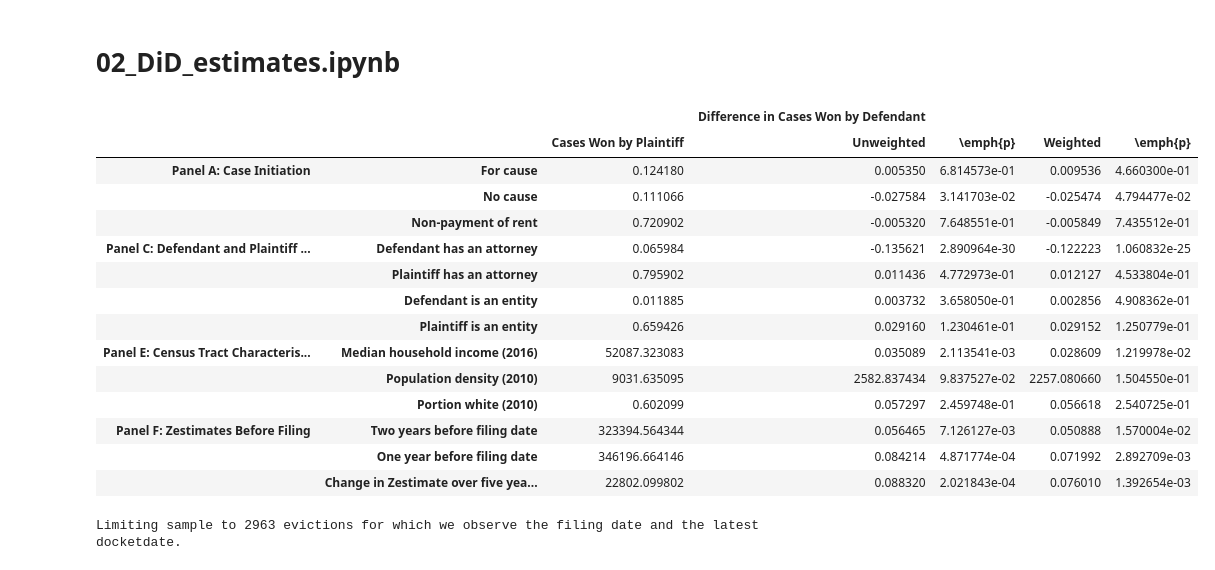
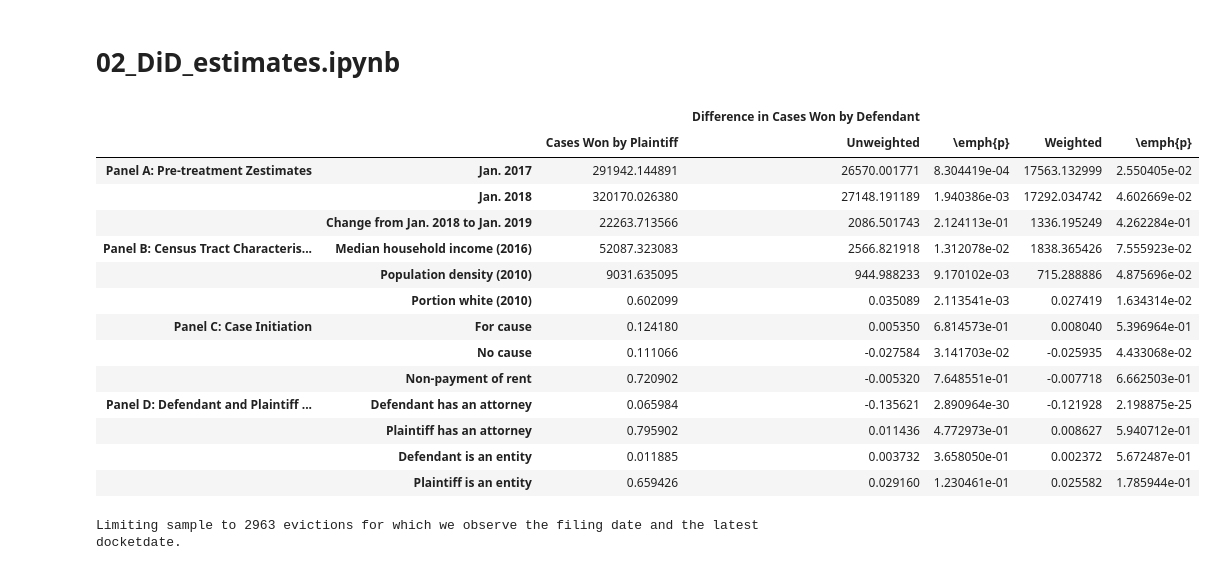
Before and after one commit to arjun-shanmugam/seniorthesis, a Jupyter notebook: src/02_analysis/02_DiD_property_estimates.ipynb, the cells around one changed output. Cells and saved outputs as stored; diff of their text form; code cells hidden in the pictures.

Commit message:
Updated Zestimates in summary statistics

```diff
--- a/src/02_analysis/02_DiD_property_estimates.ipynb
+++ b/src/02_analysis/02_DiD_property_estimates.ipynb
@@ -36,25 +36,25 @@ int_to_month_dictionary = {key + 1: value for key, value in enumerate(value_vars
 # Run produce summary statistics on the DataFrame to add pre-treatment covariate columns.
 produce_summary_statistics(df, 'file_date')
 
-# Build treatment and control mean columns.
+# Build treatment mean columns.
 pd.options.mode.chained_assignment = None
-treatment_means = produce_summary_statistics(df.copy().loc[df['judgment_for_plaintiff'] == 1, :],  # Return treatment means.
-                                             'file_date').loc[["Panel A: Case Initiation",
-                                                               "Panel C: Defendant and Plaintiff Characteristics",
-                                                               "Panel E: Census Tract Characteristics",
-                                                               "Panel F: Zestimates Before Filing"], 'mean']
-treatment_means = treatment_means.rename("Cases Won by Plaintiff")
+treatment_means, variable_display_names_dict = produce_summary_statistics(df.copy().loc[df['judgment_for_plaintiff'] == 1, :],
+                                                                          'file_date')  # Return treatment means.
+treatment_means = treatment_means.loc[["Panel A: Pre-treatment Zestimates",  # Limit to pre-treatment characteristics.
+                                       "Panel B: Census Tract Characteristics",
+                                       "Panel C: Case Initiation",
+                                       "Panel D: Defendant and Plaintiff Characteristics"], 'mean'].rename("Cases Won by Plaintiff")
 pre_treatment_covariates = treatment_means.index.get_level_values(1).tolist()  # Save pre-treatment covariates for use in D.R. DiD estimator.
 
 df = df.dropna(subset=pre_treatment_covariates)
 pd.options.mode.chained_assignment = 'warn'
 
 # Calculate propensity scores for every observation.
-for variable in ['popdensity2010', 'med_hhinc2016',  # First, replace specified covariates with logged versions of themselves.
-                 'zestimate_minus2_years_relative_to_treatment', 'zestimate_minus1_years_relative_to_treatment']:
-    pre_treatment_covariates.remove(variable)
-    df.loc[:, 'ln_'+variable] = np.log(df[variable])
-    pre_treatment_covariates.append('ln_'+variable)
+# for variable in ['popdensity2010', 'med_hhinc2016',  # First, replace specified covariates with logged versions of themselves.
+#                  'zestimate_minus2_years_relative_to_treatment', 'zestimate_minus1_years_relative_to_treatment']:
+#     pre_treatment_covariates.remove(variable)
+#     df.loc[:, 'ln_'+variable] = np.log(df[variable])
+#     pre_treatment_covariates.append('ln_'+variable)
 df.loc[:, 'propensity_score'] = pd.Series(pscore_mle(df['judgment_for_plaintiff'],  # Calculate propensity scores.
                                                      exog=df[pre_treatment_covariates],
                                                      weights=None)[0])
@@ -89,72 +89,46 @@ propensity_score_weighted_columns.columns = ['Weighted', '\\emph{p}']
 
 difference_columns = pd.concat([unweighted_columns, propensity_score_weighted_columns], axis=1)
 table_columns = [treatment_means, difference_columns]
 balance_table = pd.concat(table_columns, axis=1, keys=['', 'Difference in Cases Won by Defendant'])
 
-# Rename rows.
-variable_display_names_dict = {'for_cause': "For cause", 'no_cause': "No cause", 'non_payment': "Non-payment of rent",
-                               # Panel A
-                               'case_duration': "Case duration", 'defaulted': "Case defaulted", 'heard': "Case heard",
-                               # Panel B
-                               'judgment': "Money judgment", 'mediated': "Case mediated", 'dismissed': 'Case dismised',
-                               # Panel B
-                               'hasAttyD': "Defendant has an attorney", 'hasAttyP': "Plaintiff has an attorney",
-                               # Panel C
-                               'isEntityD': "Defendant is an entity", 'isEntityP': "Plaintiff is an entity",  # Panel C
-                               'TOTAL_VAL': "Total property value", 'BLDG_VAL': "Building value",
-                               'LAND_VAL': "Land value",  # Panel D
-                               'OTHER_VAL': "Other value",  # Panel D
-                               'med_hhinc2016': 'Median household income (2016)',
-                               'popdensity2010': 'Population density (2010)',  # Panel E
-                               'share_white2010': 'Portion white (2010)',  # Panel E
-                               'zestimate_minus5_years_relative_to_treatment': "Five years before filing date",  # Panel F
-                               'zestimate_minus4_years_relative_to_treatment': "Four years before filing date",  # Panel F
-                               'zestimate_minus3_years_relative_to_treatment': "Three years before filing date",  # Panel F
-                               'zestimate_minus2_years_relative_to_treatment': "Two years before filing date",  # Panel F
-                               'zestimate_minus1_years_relative_to_treatment': "One year before filing date",  # Panel F
-                               'pre_treatment_zestimate_change': "Change in Zestimate over five years before treatment",
-                               'zestimate_0_years_relative_to_treatment': "Filing date",  # Panel F
-                               'zestimate_1_years_relative_to_treatment': "One year after filing date",  # Panel F
-                               'zestimate_2_years_relative_to_treatment': "Two years after filing date",  # Panel F
-                               'zestimate_3_years_relative_to_treatment': "Three years after filing date"}  # Panel F
 balance_table = balance_table.rename(index=variable_display_names_dict)
 
 # Export to LaTeX.
 filename = os.path.join(OUTPUT_TABLES, "balance_table.tex")
 latex = (balance_table
          .style
          .format(thousands=",",
                  formatter={('', 'Cases Won by Plaintiff'): "{:,.2f}",
                             ('Difference in Cases Won by Defendant', 'Unweighted'): "{:,.2f}",
                             ('Difference in Cases Won by Defendant', '\\emph{p}'): "{:,.2f}",
                             ('Difference in Cases Won by Defendant', 'Weighted'): "{:,.2f}",
                             ('', 'N'): "{:,.0f}"})
          .format_index("\\textit{{{}}}", escape="latex", axis=0, level=0)
          .format_index("\\textit{{{}}}", escape="latex", axis=1, level=0)
          .to_latex(None,
                    column_format="llccccc",
                    hrules=True,
                    multicol_align='c',
                    clines="skip-last;data")).replace("{*}", "{3cm}")
 with open(filename, 'w') as file:
     file.write(latex)
 balance_table
 # %% [output]
 |  |  |  | Difference in Cases Won by Defendant |  |  |  |
 |  |  | Cases Won by Plaintiff | Unweighted | \emph{p} | Weighted | \emph{p} |
-| Panel A: Case Initiation | For cause | 0.124180 | 0.005350 | 6.814573e-01 | 0.009536 | 4.660300e-01 |
-|  | No cause | 0.111066 | -0.027584 | 3.141703e-02 | -0.025474 | 4.794477e-02 |
-|  | Non-payment of rent | 0.720902 | -0.005320 | 7.648551e-01 | -0.005849 | 7.435512e-01 |
-| Panel C: Defendant and Plaintiff ... | Defendant has an attorney | 0.065984 | -0.135621 | 2.890964e-30 | -0.122223 | 1.060832e-25 |
-|  | Plaintiff has an attorney | 0.795902 | 0.011436 | 4.772973e-01 | 0.012127 | 4.533804e-01 |
-|  | Defendant is an entity | 0.011885 | 0.003732 | 3.658050e-01 | 0.002856 | 4.908362e-01 |
-|  | Plaintiff is an entity | 0.659426 | 0.029160 | 1.230461e-01 | 0.029152 | 1.250779e-01 |
-| Panel E: Census Tract Characteris... | Median household income (2016) | 52087.323083 | 0.035089 | 2.113541e-03 | 0.028609 | 1.219978e-02 |
-|  | Population density (2010) | 9031.635095 | 2582.837434 | 9.837527e-02 | 2257.080660 | 1.504550e-01 |
-|  | Portion white (2010) | 0.602099 | 0.057297 | 2.459748e-01 | 0.056618 | 2.540725e-01 |
-| Panel F: Zestimates Before Filing | Two years before filing date | 323394.564344 | 0.056465 | 7.126127e-03 | 0.050888 | 1.570004e-02 |
-|  | One year before filing date | 346196.664146 | 0.084214 | 4.871774e-04 | 0.071992 | 2.892709e-03 |
-|  | Change in Zestimate over five yea... | 22802.099802 | 0.088320 | 2.021843e-04 | 0.076010 | 1.392654e-03 |
+| Panel A: Pre-treatment Zestimates | Jan. 2017 | 291942.144891 | 26570.001771 | 8.304419e-04 | 17563.132999 | 2.550405e-02 |
+|  | Jan. 2018 | 320170.026380 | 27148.191189 | 1.940386e-03 | 17292.034742 | 4.602669e-02 |
+|  | Change from Jan. 2018 to Jan. 2019 | 22263.713566 | 2086.501743 | 2.124113e-01 | 1336.195249 | 4.262284e-01 |
+| Panel B: Census Tract Characteris... | Median household income (2016) | 52087.323083 | 2566.821918 | 1.312078e-02 | 1838.365426 | 7.555923e-02 |
+|  | Population density (2010) | 9031.635095 | 944.988233 | 9.170102e-03 | 715.288886 | 4.875696e-02 |
+|  | Portion white (2010) | 0.602099 | 0.035089 | 2.113541e-03 | 0.027419 | 1.634314e-02 |
+| Panel C: Case Initiation | For cause | 0.124180 | 0.005350 | 6.814573e-01 | 0.008040 | 5.396964e-01 |
+|  | No cause | 0.111066 | -0.027584 | 3.141703e-02 | -0.025935 | 4.433068e-02 |
+|  | Non-payment of rent | 0.720902 | -0.005320 | 7.648551e-01 | -0.007718 | 6.662503e-01 |
+| Panel D: Defendant and Plaintiff ... | Defendant has an attorney | 0.065984 | -0.135621 | 2.890964e-30 | -0.121928 | 2.198875e-25 |
+|  | Plaintiff has an attorney | 0.795902 | 0.011436 | 4.772973e-01 | 0.008627 | 5.940712e-01 |
+|  | Defendant is an entity | 0.011885 | 0.003732 | 3.658050e-01 | 0.002372 | 5.672487e-01 |
+|  | Plaintiff is an entity | 0.659426 | 0.029160 | 1.230461e-01 | 0.025582 | 1.785944e-01 |
 # %%
 # Store treatment date variable -- may be either file_date or latest_docket_date -- and drop rows where missing.
 treatment_date_variable = 'file_date'
```
Also changed, not shown: parts of 7 cells of this notebook, 4 other files.
